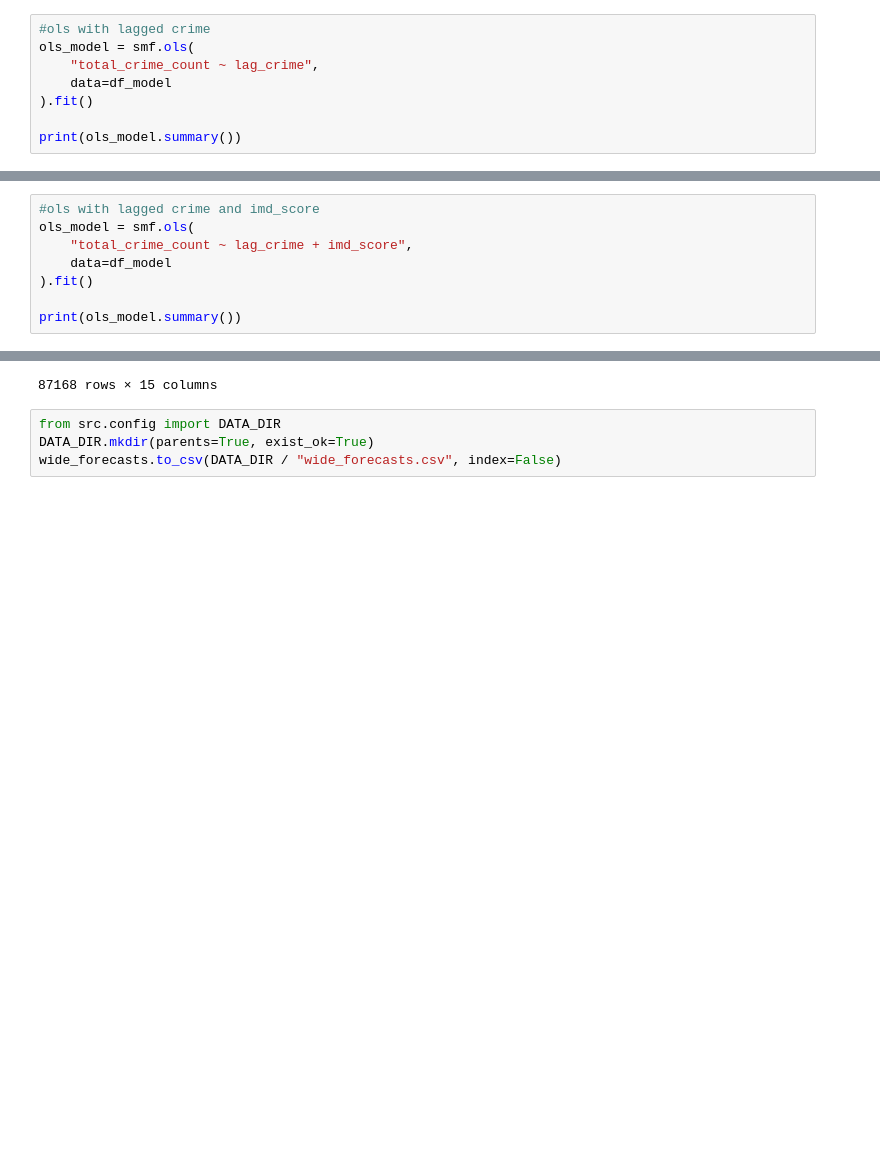
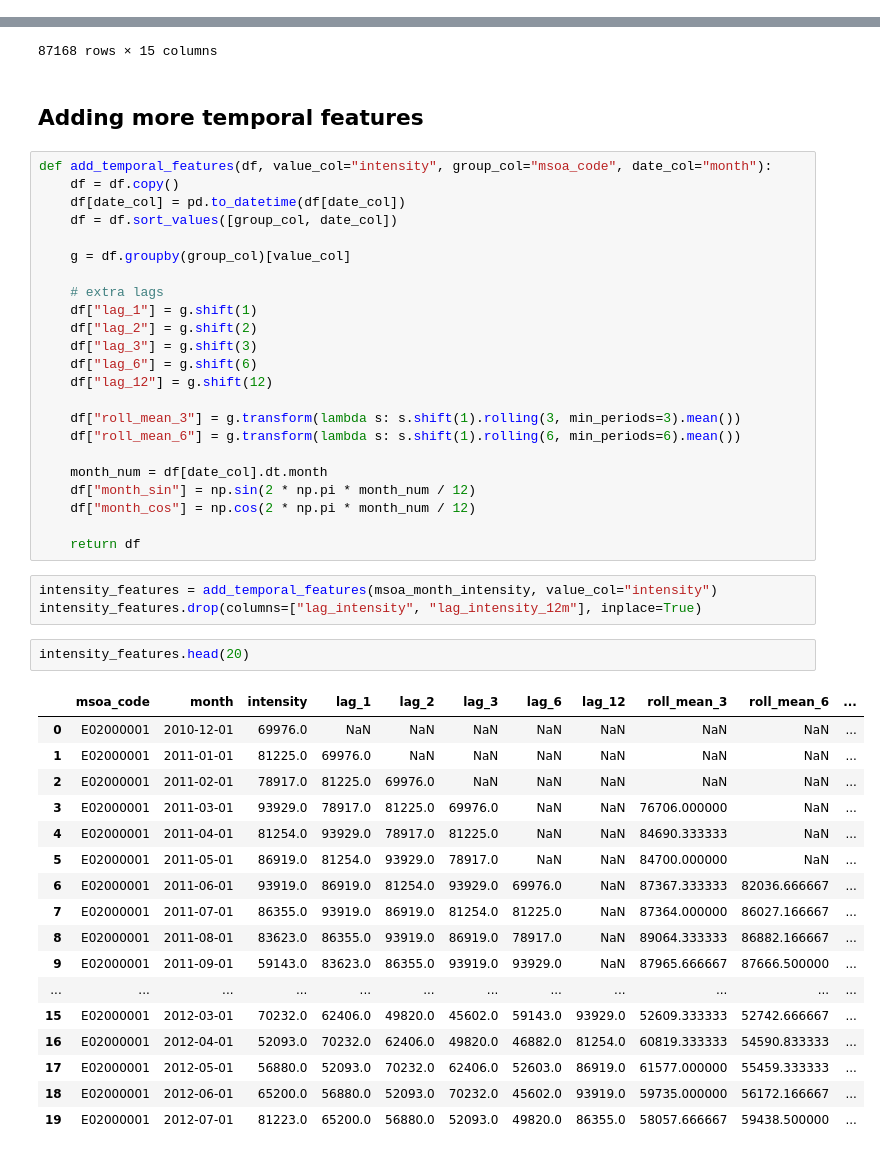
Before and after one commit to rostyslav-bilous/TUe-Multi-Disciplinary-CBL, a Jupyter notebook: notebooks/regression test.ipynb, the cells around one changed output, grey strips where cells are left out. Drawn from its saved outputs; the diff is of its cells as text; blank space fills up the shorter version.

```diff
--- a/notebooks/regression test.ipynb
+++ b/notebooks/regression test.ipynb
@@ -320,8 +11,0 @@ df_model
-# %%
-#ols with lagged crime
-ols_model = smf.ols(
-    "total_crime_count ~ lag_crime",
-    data=df_model
-).fit()
-
-print(ols_model.summary())
@@ -346,8 +11,0 @@ Notes:
-# %%
-#ols with lagged crime and imd_score
-ols_model = smf.ols(
-    "total_crime_count ~ lag_crime + imd_score",
-    data=df_model
-).fit()
-
-print(ols_model.summary())
@@ -1615,7 +1020,51 @@ wide_forecasts
 | 87166 | Swansea 032 | W02000428 | 2027-02-01 | 3640.881773 | 3.219389 | 1.951388 | 4.799598 | ... |
 | 87167 | Swansea 032 | W02000428 | 2027-03-01 | 4095.797289 | 3.154658 | 2.138485 | 7.268062 | ... |
 87168 rows × 15 columns
-# %%
-from src.config import DATA_DIR
-DATA_DIR.mkdir(parents=True, exist_ok=True)
-wide_forecasts.to_csv(DATA_DIR / "wide_forecasts.csv", index=False)
+# %% [markdown]
+## Adding more temporal features
+# %%
+def add_temporal_features(df, value_col="intensity", group_col="msoa_code", date_col="month"):
+    df = df.copy()
+    df[date_col] = pd.to_datetime(df[date_col])
+    df = df.sort_values([group_col, date_col])
+
+    g = df.groupby(group_col)[value_col]
+
+    # extra lags
+    df["lag_1"] = g.shift(1)
+    df["lag_2"] = g.shift(2)
+    df["lag_3"] = g.shift(3)
+    df["lag_6"] = g.shift(6)
+    df["lag_12"] = g.shift(12)
+
+    df["roll_mean_3"] = g.transform(lambda s: s.shift(1).rolling(3, min_periods=3).mean())
+    df["roll_mean_6"] = g.transform(lambda s: s.shift(1).rolling(6, min_periods=6).mean())
+
+    month_num = df[date_col].dt.month
+    df["month_sin"] = np.sin(2 * np.pi * month_num / 12)
+    df["month_cos"] = np.cos(2 * np.pi * month_num / 12)
+
+    return df
+# %%
+intensity_features = add_temporal_features(msoa_month_intensity, value_col="intensity")
+intensity_features.drop(columns=["lag_intensity", "lag_intensity_12m"], inplace=True)
+# %%
+intensity_features.head(20)
+# %% [output]
+|  | msoa_code | month | intensity | lag_1 | lag_2 | lag_3 | lag_6 | lag_12 | roll_mean_3 | roll_mean_6 | ... |
+| 0 | E02000001 | 2010-12-01 | 69976.0 | NaN | NaN | NaN | NaN | NaN | NaN | NaN | ... |
+| 1 | E02000001 | 2011-01-01 | 81225.0 | 69976.0 | NaN | NaN | NaN | NaN | NaN | NaN | ... |
+| 2 | E02000001 | 2011-02-01 | 78917.0 | 81225.0 | 69976.0 | NaN | NaN | NaN | NaN | NaN | ... |
+| 3 | E02000001 | 2011-03-01 | 93929.0 | 78917.0 | 81225.0 | 69976.0 | NaN | NaN | 76706.000000 | NaN | ... |
+| 4 | E02000001 | 2011-04-01 | 81254.0 | 93929.0 | 78917.0 | 81225.0 | NaN | NaN | 84690.333333 | NaN | ... |
+| 5 | E02000001 | 2011-05-01 | 86919.0 | 81254.0 | 93929.0 | 78917.0 | NaN | NaN | 84700.000000 | NaN | ... |
+| 6 | E02000001 | 2011-06-01 | 93919.0 | 86919.0 | 81254.0 | 93929.0 | 69976.0 | NaN | 87367.333333 | 82036.666667 | ... |
+| 7 | E02000001 | 2011-07-01 | 86355.0 | 93919.0 | 86919.0 | 81254.0 | 81225.0 | NaN | 87364.000000 | 86027.166667 | ... |
+| 8 | E02000001 | 2011-08-01 | 83623.0 | 86355.0 | 93919.0 | 86919.0 | 78917.0 | NaN | 89064.333333 | 86882.166667 | ... |
+| 9 | E02000001 | 2011-09-01 | 59143.0 | 83623.0 | 86355.0 | 93919.0 | 93929.0 | NaN | 87965.666667 | 87666.500000 | ... |
+| ... | ... | ... | ... | ... | ... | ... | ... | ... | ... | ... | ... |
+| 15 | E02000001 | 2012-03-01 | 70232.0 | 62406.0 | 49820.0 | 45602.0 | 59143.0 | 93929.0 | 52609.333333 | 52742.666667 | ... |
+| 16 | E02000001 | 2012-04-01 | 52093.0 | 70232.0 | 62406.0 | 49820.0 | 46882.0 | 81254.0 | 60819.333333 | 54590.833333 | ... |
+| 17 | E02000001 | 2012-05-01 | 56880.0 | 52093.0 | 70232.0 | 62406.0 | 52603.0 | 86919.0 | 61577.000000 | 55459.333333 | ... |
+| 18 | E02000001 | 2012-06-01 | 65200.0 | 56880.0 | 52093.0 | 70232.0 | 45602.0 | 93919.0 | 59735.000000 | 56172.166667 | ... |
+| 19 | E02000001 | 2012-07-01 | 81223.0 | 65200.0 | 56880.0 | 52093.0 | 49820.0 | 86355.0 | 58057.666667 | 59438.500000 | ... |
```
Also changed, not shown: parts of 58 cells of this notebook.
